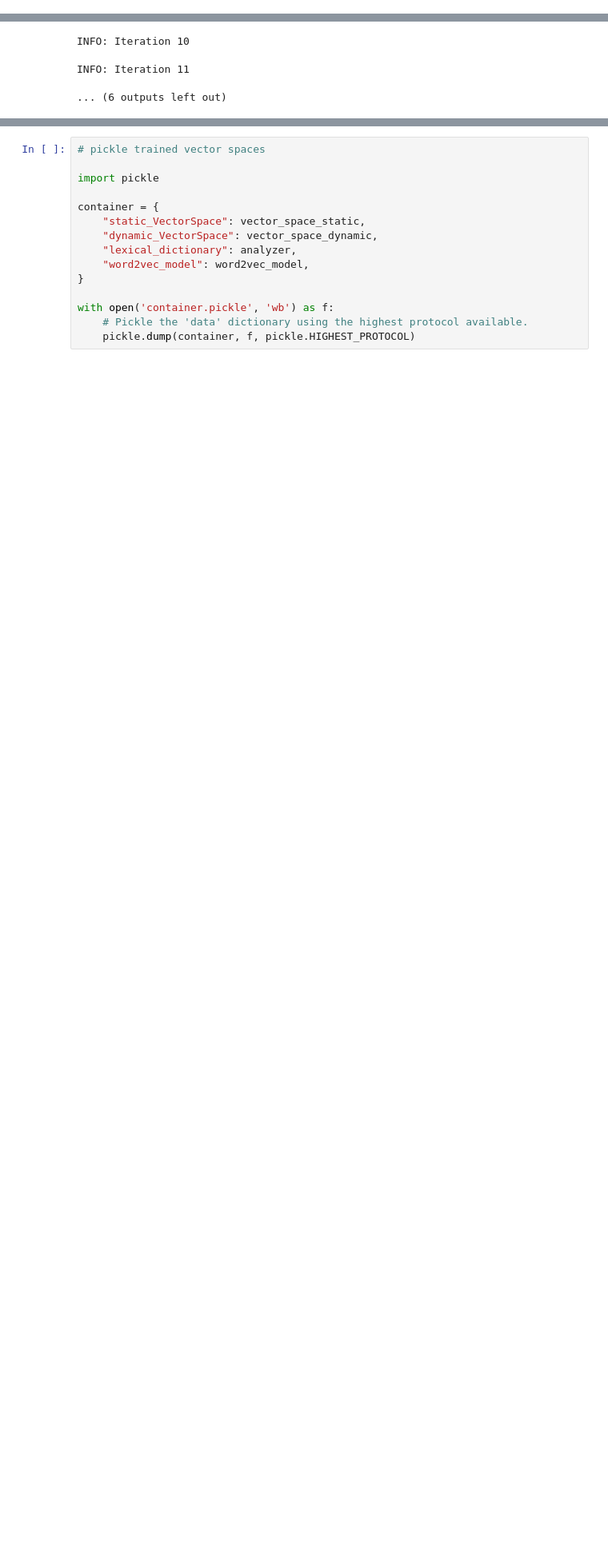
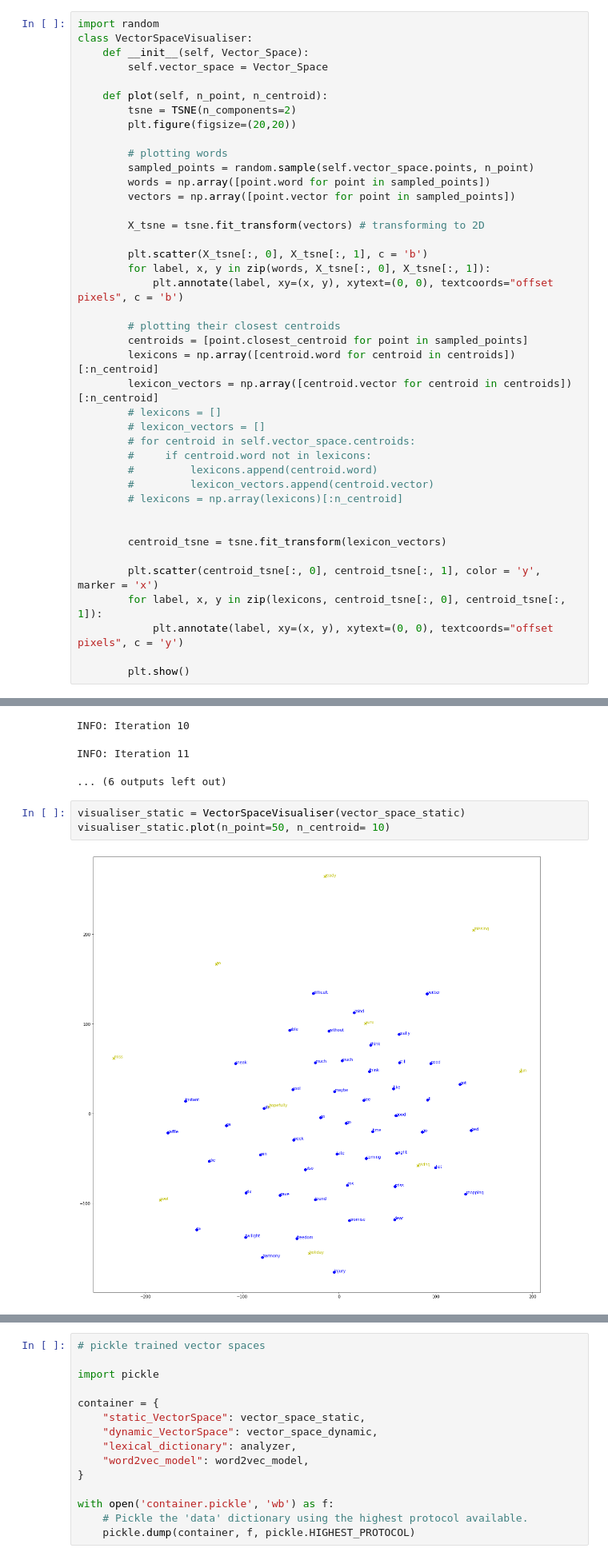
Before and after one commit to edologgerbird/context-capturing-clustering, a Jupyter notebook: final_project.ipynb, the cells around one changed output, grey strips where cells are left out. Shown at 80% size. Cells and saved outputs as stored; diff of their text form; blank space fills up the shorter version.

Commit message:
VectorSpaceVisualiser

```diff
--- a/final_project.ipynb
+++ b/final_project.ipynb
@@ -636,3 +612,44 @@ class VectorSpace:
+# %%
+import random
+class VectorSpaceVisualiser:
+    def __init__(self, Vector_Space):
+        self.vector_space = Vector_Space
+
+    def plot(self, n_point, n_centroid):
+        tsne = TSNE(n_components=2)
+        plt.figure(figsize=(20,20))
+
+        # plotting words
+        sampled_points = random.sample(self.vector_space.points, n_point)
+        words = np.array([point.word for point in sampled_points])
+        vectors = np.array([point.vector for point in sampled_points])
+
+        X_tsne = tsne.fit_transform(vectors) # transforming to 2D
+
+        plt.scatter(X_tsne[:, 0], X_tsne[:, 1], c = 'b')
+        for label, x, y in zip(words, X_tsne[:, 0], X_tsne[:, 1]):
+            plt.annotate(label, xy=(x, y), xytext=(0, 0), textcoords="offset pixels", c = 'b')
+
+        # plotting their closest centroids
+        centroids = [point.closest_centroid for point in sampled_points]
+        lexicons = np.array([centroid.word for centroid in centroids])[:n_centroid]
+        lexicon_vectors = np.array([centroid.vector for centroid in centroids])[:n_centroid]
+        # lexicons = []
+        # lexicon_vectors = []
+        # for centroid in self.vector_space.centroids:
+        #     if centroid.word not in lexicons:
+        #         lexicons.append(centroid.word)
+        #         lexicon_vectors.append(centroid.vector)
+        # lexicons = np.array(lexicons)[:n_centroid]
+
+
+        centroid_tsne = tsne.fit_transform(lexicon_vectors)
+
+        plt.scatter(centroid_tsne[:, 0], centroid_tsne[:, 1], color = 'y', marker = 'x')
+        for label, x, y in zip(lexicons, centroid_tsne[:, 0], centroid_tsne[:, 1]):
+            plt.annotate(label, xy=(x, y), xytext=(0, 0), textcoords="offset pixels", c = 'y')
+
+        plt.show()
 # %% [markdown]
 ### Training the Static Vector Space
 # %% [markdown]
@@ -676,3 +693,8 @@ INFO: Iteration 9
 INFO: Iteration 10
 INFO: Iteration 11
 ... (6 outputs left out)
+# %%
+visualiser_static = VectorSpaceVisualiser(vector_space_static)
+visualiser_static.plot(n_point=50, n_centroid= 10)
+# %% [output]
+[figure, added]
```
Also changed, not shown: parts of 10 cells of this notebook.
